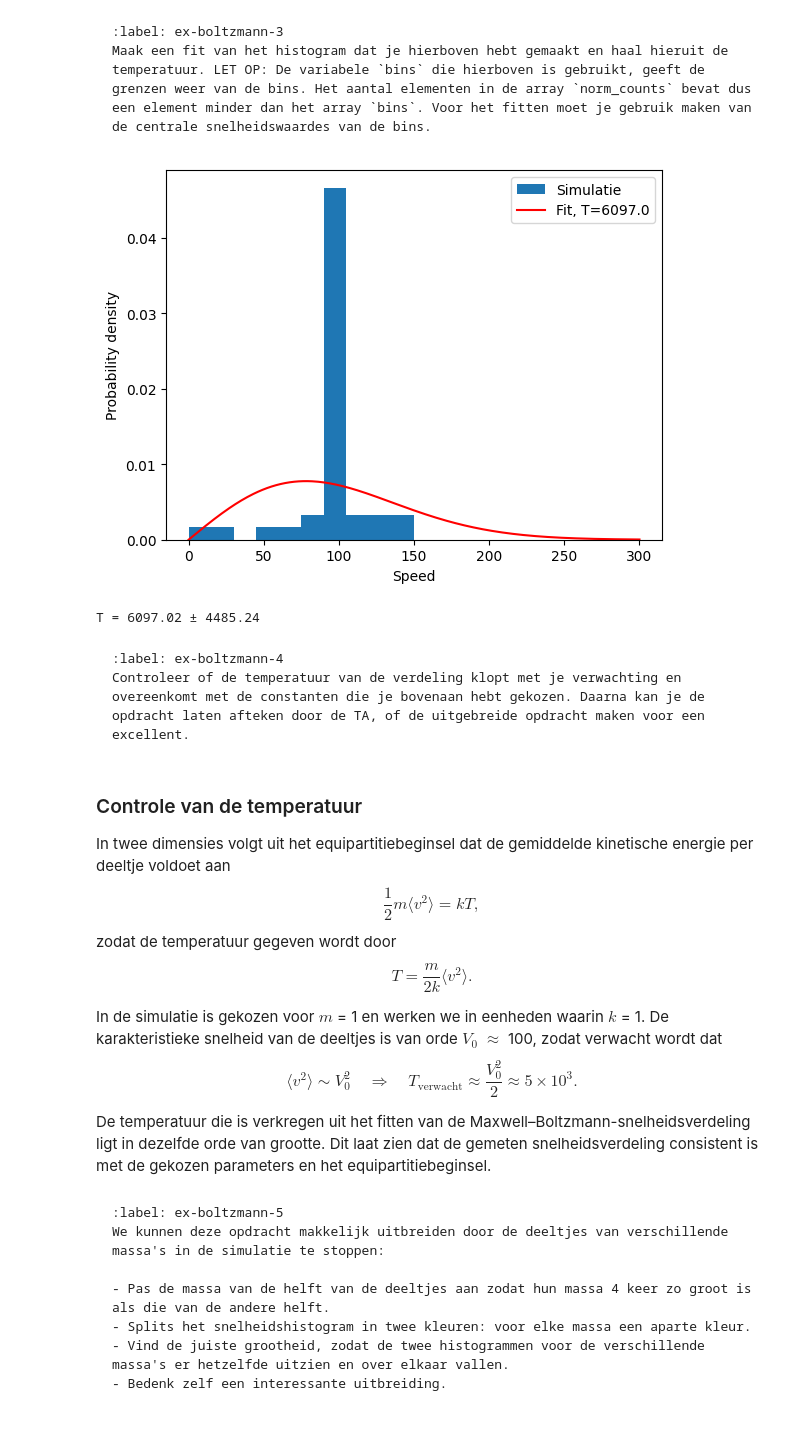
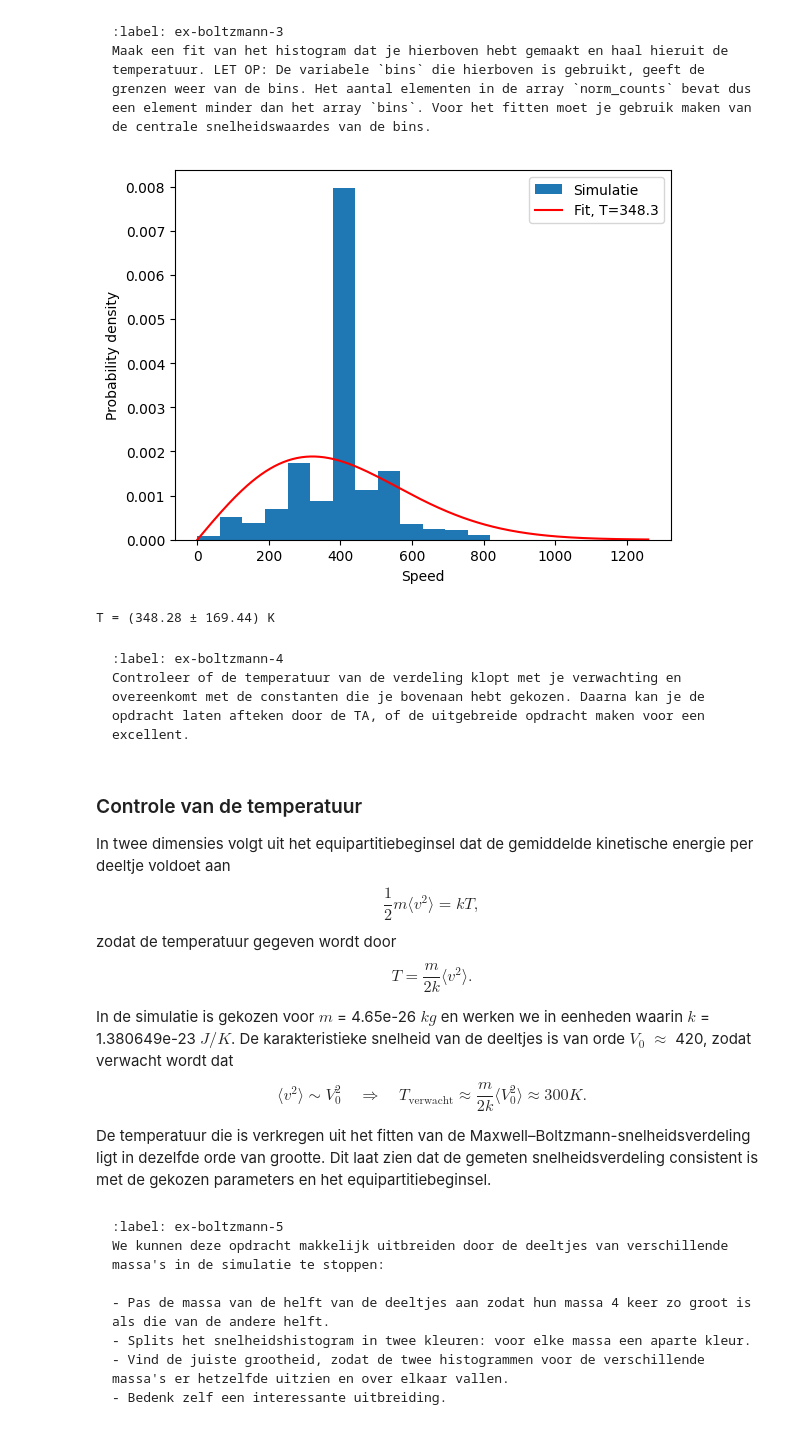
Before and after one commit to thijnholswilder/T_Holswilder, a Jupyter notebook: Content/PySim/6_boltzmann.ipynb, the cells around one changed output. Drawn from its saved outputs; the diff is of its cells as text; code cells hidden in the pictures.

````diff
--- a/Content/PySim/6_boltzmann.ipynb
+++ b/Content/PySim/6_boltzmann.ipynb
@@ -25,9 +25,9 @@ from scipy.optimize import curve_fit
 
 BOX_SIZE_0 = 10.0        # [nm] hoogte en breedte startvolume
 N = 40                   # [-] aantal deeltjes
-V_0 = 100.0              # [nm^2] startoppervlak (2D)
+V_0 = 420                # [m/s] startsnelheid
 RADIUS = 0.3             # [nm] straal van moleculen
-DT = 1.0e-12            # [s] tijdstap (v*DT << 2*R)
+DT = 1.0e-6              # [s] tijdstap (v*DT << 2*R)
 #your code/answer
 # %% [markdown]
 Dan maken we weer gebruik van de klasse voor het deeltje:
@@ -355,6 +355,9 @@ $$
 Maak een fit van het histogram dat je hierboven hebt gemaakt en haal hieruit de temperatuur. LET OP: De variabele `bins` die hierboven is gebruikt, geeft de grenzen weer van de bins. Het aantal elementen in de array `norm_counts` bevat dus een element minder dan het array `bins`. Voor het fitten moet je gebruik maken van de centrale snelheidswaardes van de bins.
 ```
 # %%
+k_B   = 1.380649e-23   # [J/K]
+M_AIR = 4.65e-26  # kg
+
 particles = []
 num_bins = 20
 tot_counts = np.zeros(num_bins)
@@ -367,37 +370,37 @@ for i in range(5000):
         speeds = [np.linalg.norm(p.v) for p in particles]
         partial_counts, bins = np.histogram(
             speeds,
             bins=num_bins,
             density=True,
             range=(0, 3 * V_0)
         )
         tot_counts += partial_counts
 
 norm_counts = tot_counts / 20
 
 def maxwell_2D(v, T):
-    return (v / T) * np.exp(-v**2 / (2 * T))
+    return ((M_AIR*v) / (T*k_B)) * np.exp(-((v**2)*M_AIR) / (2*k_B*T))
 
 bin_centers = 0.5 * (bins[:-1] + bins[1:])
 
 popt, pcov = curve_fit(maxwell_2D, bin_centers, norm_counts, p0=[V_0**2 / 2])
 T_fit = popt[0]
 u_T = np.sqrt(pcov[0, 0])
 
 v_fit = np.linspace(0, bins[-1], 300)
 
 plt.figure()
 plt.stairs(norm_counts, bins, fill=True, label='Simulatie')
 plt.plot(v_fit, maxwell_2D(v_fit, T_fit), 'r', label=f'Fit, T={T_fit:.1f}')
 plt.xlabel('Speed')
 plt.ylabel('Probability density')
 plt.legend()
 plt.show()
 
-print(f"T = {T_fit:.2f} \u00b1 {u_T:.2f}")
+print(f"T = ({T_fit:.2f} \u00b1 {u_T:.2f}) K")
 # %% [output]
-[figure, old version]
+[figure, new version]
-T = 6097.02 ± 4485.24
+T = (348.28 ± 169.44) K
 # %% [markdown]
 ```{exercise}
 :label: ex-boltzmann-4
@@ -415,9 +418,9 @@ $$
 T = \frac{m}{2k}\langle v^2 \rangle.
 $$
 
-In de simulatie is gekozen voor $m$ = 1 en werken we in eenheden waarin $k$ = 1. De karakteristieke snelheid van de deeltjes is van orde $V_0$ $\approx$ 100, zodat verwacht wordt dat
+In de simulatie is gekozen voor $m$ = 4.65e-26 $kg$ en werken we in eenheden waarin $k$ = 1.380649e-23 $J/K$. De karakteristieke snelheid van de deeltjes is van orde $V_0$ $\approx$ 420, zodat verwacht wordt dat
 $$
-\langle v^2 \rangle \sim V_0^2 \quad \Rightarrow \quad T_{\text{verwacht}} \approx \frac{V_0^2}{2} \approx 5 \times 10^3.
+\langle v^2 \rangle \sim V_0^2 \quad \Rightarrow \quad T_{\text{verwacht}} \approx \frac{m}{2k}\langle V_0^2 \rangle \approx 300 K.
 $$
 
 De temperatuur die is verkregen uit het fitten van de Maxwell–Boltzmann-snelheidsverdeling ligt in dezelfde orde van grootte. Dit laat zien dat de gemeten snelheidsverdeling consistent is met de gekozen parameters en het equipartitiebeginsel.
````
Also changed, not shown: parts of 4 cells of this notebook, 3 other files.
